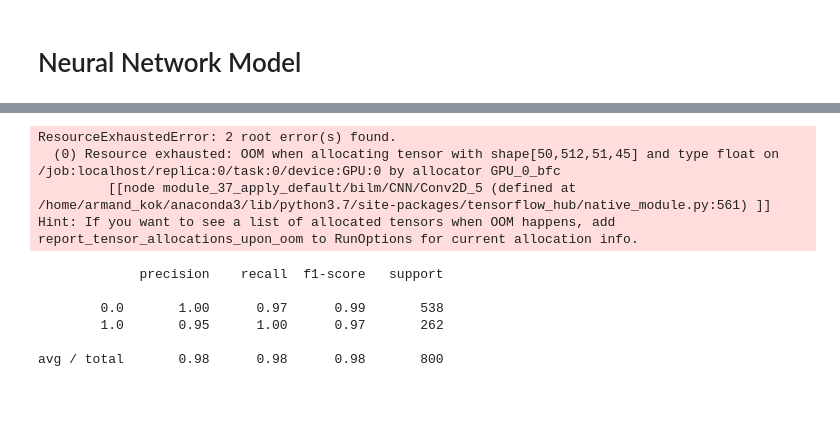
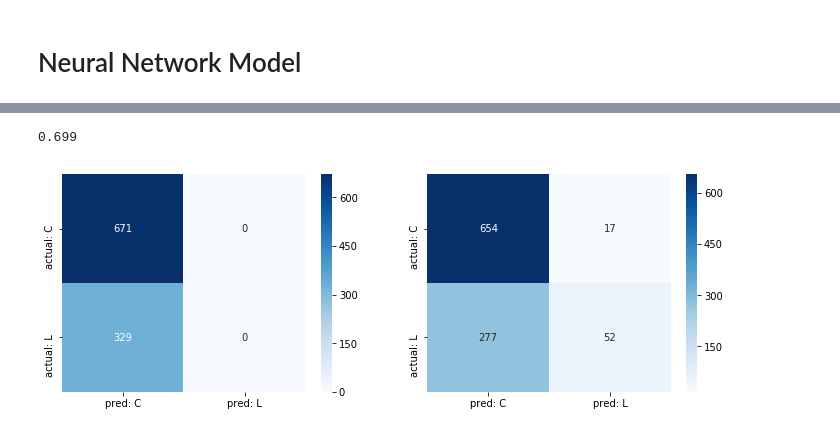
Before and after one commit to Alpha-1787/W266-Final-Project, a Jupyter notebook: Political-Leaning-Classification.ipynb, the cells around one changed output, grey strips where cells are left out. Saved outputs shown, nothing was run; the diff lists cells and outputs as text; code cells hidden in the pictures; blank space fills up the shorter version.

```diff
--- a/Political-Leaning-Classification.ipynb
+++ b/Political-Leaning-Classification.ipynb
@@ -43,3 +46,5 @@ W0725 06:49:06.852599 140320478263104 deprecation_wrapper.py:119] From /home/arm
 # %%
 #post_df.to_csv('reddit_posts_2016_2019.csv')
+start_time = time.time()
 post_df = pd.read_csv('reddit_posts_2016_2019.csv', parse_dates=['created_dt_month'])
+print("--- %s seconds ---" % (time.time() - start_time))
@@ -160,0 +256,14 @@ tensorflow.python.framework.errors_impl.CancelledError: (None, None, 'Session ha
+# %%
+batch_size = 40
+X_list = [X_1[i:i+batch_size] for i in range(0, X_1.shape[0], batch_size)]
+
+X_vecs = []
+elmo_model = hub.Module('elmo_model', trainable=False)
+for x in enumerate(X_list):
+    embeddings = elmo_model(x[1], signature="default", as_dict=True)['default']
+    start_time = time.time()
+    with tf.Session() as sess:
+        sess.run([tf.global_variables_initializer(), tf.tables_initializer()])
+        elmo_embedding = sess.run(embeddings)
+    print('batch', x[0], 'complete - ', '%s seconds' % (time.time() - start_time))
+    X_vecs += list(elmo_embedding)
@@ -160,0 +334,7 @@ tensorflow.python.framework.errors_impl.CancelledError: (None, None, 'Session ha
+# %%
+X_train, X_test, y_train, y_test = train_test_split(X_vecs, y, test_size = 0.2)
+
+model = RandomForestClassifier(n_estimators=1000,
+                               n_jobs=10,
+                               class_weight='balanced')
+model.fit(X_train, y_train)
@@ -167,21 +373,0 @@ tensorflow.python.framework.errors_impl.CancelledError: (None, None, 'Session ha
-# %%
-def elmo_vectors(x):
-    elmo_model = hub.Module('elmo_model', trainable=False)
-    embeddings = elmo_model(x, signature="default", as_dict=True)['default']
-
-    with tf.Session() as sess:
-        sess.run([tf.global_variables_initializer(), tf.tables_initializer()])
-        return sess.run(embeddings)
-
-X_list = [X[i:i+50] for i in range(0, X.shape[0], 50)]
-X_vecs = [elmo_vectors(x) for x in X_list]
-X_vecs = np.array(X_vecs)
-X_vecs = X_vecs.reshape((X_vecs.shape[0] * X_vecs.shape[1], X_vecs.shape[2]))
-# %% [output]
-ResourceExhaustedError: 2 root error(s) found.
-  (0) Resource exhausted: OOM when allocating tensor with shape[50,512,51,45] and type float on /job:localhost/replica:0/task:0/device:GPU:0 by allocator GPU_0_bfc
-         [[node module_37_apply_default/bilm/CNN/Conv2D_5 (defined at /home/armand_kok/anaconda3/lib/python3.7/site-packages/tensorflow_hub/native_module.py:561) ]]
-Hint: If you want to see a list of allocated tensors when OOM happens, add report_tensor_allocations_upon_oom to RunOptions for current allocation info.
-# %%
-model = RandomForestClassifier()
-X_train, X_test, y_train, y_test = train_test_split(X_vecs, y, test_size=0.2)
@@ -190,10 +374,25 @@ model.fit(X_train, y_train)
-# %%
-print(metrics.classification_report(model.predict(X_train), y_train))
-print(metrics.classification_report(model.predict(X_test), y_test))
-# %% [output]
-             precision    recall  f1-score   support
-
-        0.0       1.00      0.97      0.99       538
-        1.0       0.95      1.00      0.97       262
-
-avg / total       0.98      0.98      0.98       800
+# %%
+model.score(X_test, y_test)
+# %% [output]
+0.699
+# %%
+fig, ax = plt.subplots(1, 2, figsize=(12, 4))
+sns.heatmap(metrics.confusion_matrix(y_test, np.zeros(y_test.shape[0])),
+            xticklabels=['pred: C', 'pred: L'],
+            yticklabels=['actual: C', 'actual: L'],
+            annot=True,
+            fmt='g',
+            cmap='Blues',
+            ax=ax[0])
+
+sns.heatmap(metrics.confusion_matrix(y_test, model.predict(X_test)),
+            xticklabels=['pred: C', 'pred: L'],
+            yticklabels=['actual: C', 'actual: L'],
+            annot=True,
+            fmt='g',
+            cmap='Blues',
+            ax=ax[1])
+
+plt.show()
+# %% [output]
+[figure, added]
```
Also changed, not shown: parts of 31 cells of this notebook.
